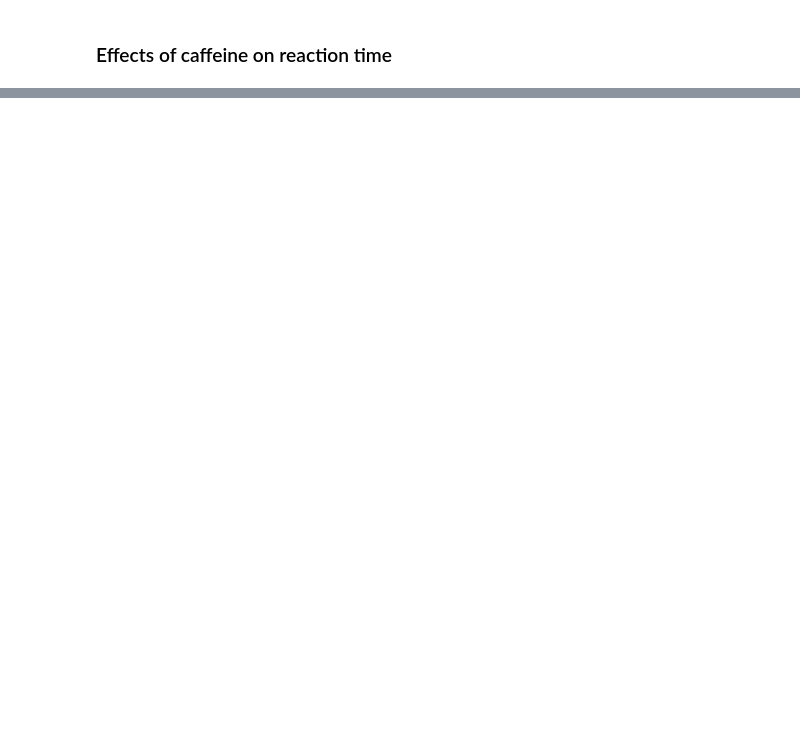
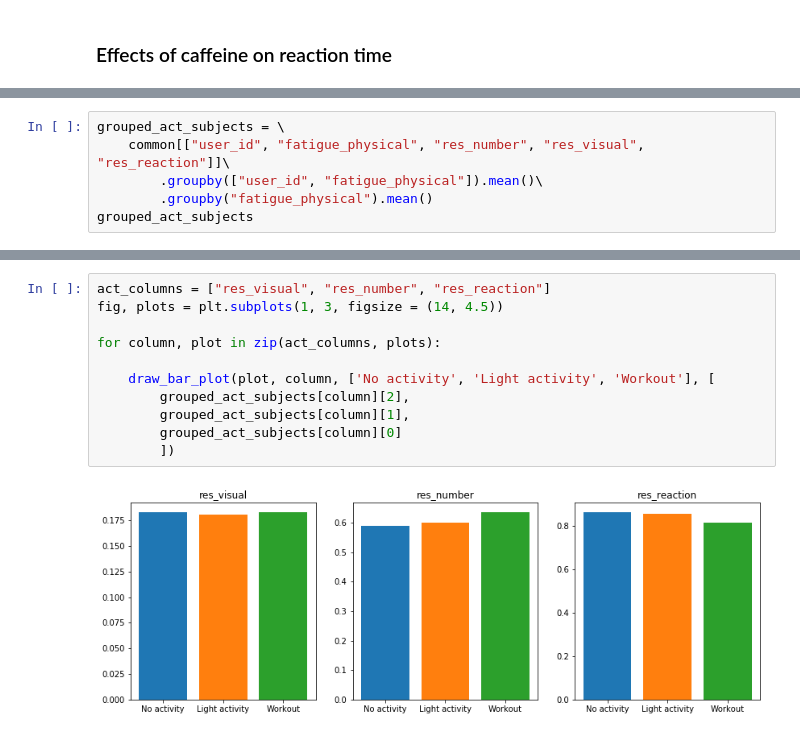
Before and after one commit to kasparho/how-circadian-rhythms-affect-performance, a Jupyter notebook: data_cleaning.ipynb, the cells around one changed output, grey strips where cells are left out. Drawn from its saved outputs; the diff is of its cells as text; blank space fills up the shorter version.

```diff
--- a/data_cleaning.ipynb
+++ b/data_cleaning.ipynb
@@ -294,0 +325,6 @@ Ttest_indResult(statistic=1.9784284137019672, pvalue=0.04924624294005665)
+# %%
+grouped_act_subjects = \
+    common[["user_id", "fatigue_physical", "res_number", "res_visual", "res_reaction"]]\
+        .groupby(["user_id", "fatigue_physical"]).mean()\
+        .groupby("fatigue_physical").mean()
+grouped_act_subjects
@@ -294,0 +337,13 @@ Ttest_indResult(statistic=1.9784284137019672, pvalue=0.04924624294005665)
+# %%
+act_columns = ["res_visual", "res_number", "res_reaction"]
+fig, plots = plt.subplots(1, 3, figsize = (14, 4.5))
+
+for column, plot in zip(act_columns, plots):
+
+    draw_bar_plot(plot, column, ['No activity', 'Light activity', 'Workout'], [
+        grouped_act_subjects[column][2],
+        grouped_act_subjects[column][1],
+        grouped_act_subjects[column][0]
+        ])
+# %% [output]
+[figure, added]
```
Also changed, not shown: parts of 16 cells of this notebook.
